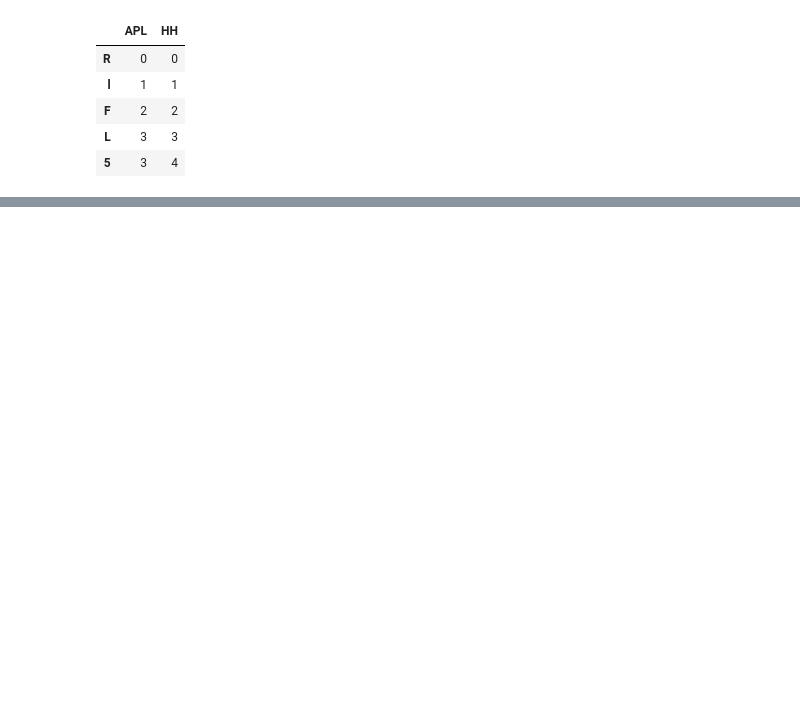
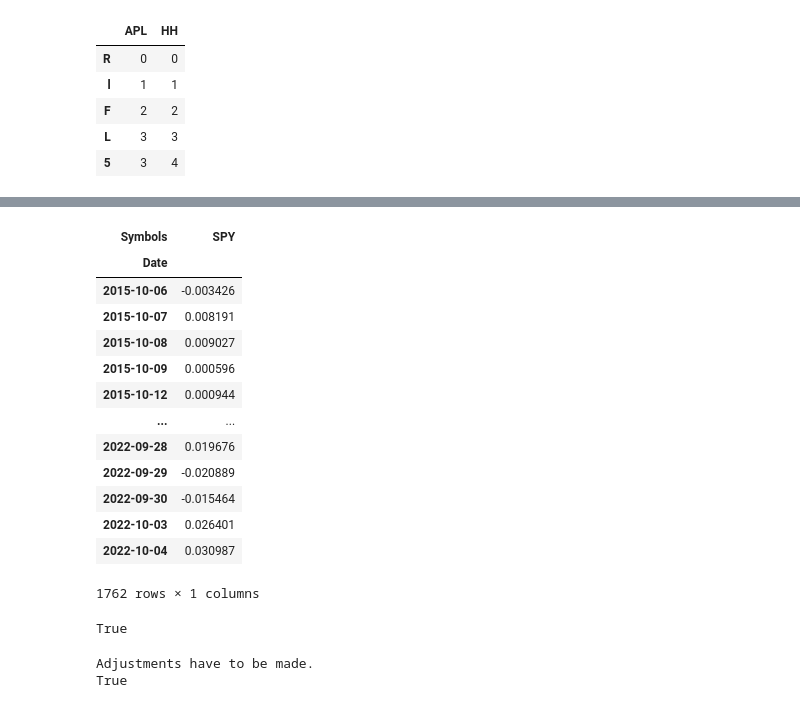
Before and after one commit to dariosandrucci/thesis, a Jupyter notebook: tests.ipynb, the cells around one changed output, grey strips where cells are left out. Drawn from its saved outputs; the diff is of its cells as text; code cells hidden in the pictures; blank space fills up the shorter version.

```diff
--- a/tests.ipynb
+++ b/tests.ipynb
@@ -53,0 +74,19 @@ sp500.performance_plot()
+# %%
+mkt_returns = pdr.get_data_yahoo(["SPY"], start, end)["Close"]
+# %%
+mkt_returns.pct_change().dropna(axis = 0)
+# %% [output]
+| Symbols | SPY |
+| Date |  |
+| 2015-10-06 | -0.003426 |
+| 2015-10-07 | 0.008191 |
+| 2015-10-08 | 0.009027 |
+| 2015-10-09 | 0.000596 |
+| 2015-10-12 | 0.000944 |
+| ... | ... |
+| 2022-09-28 | 0.019676 |
+| 2022-09-29 | -0.020889 |
+| 2022-09-30 | -0.015464 |
+| 2022-10-03 | 0.026401 |
+| 2022-10-04 | 0.030987 |
+1762 rows × 1 columns
@@ -53,0 +96,21 @@ sp500.performance_plot()
+# %%
+y.index[0] < X.index[0]
+# %% [output]
+True
+# %%
+if y.index[0] == X.index[0]:
+    print("No adjustments have to be made.")
+else:
+    print("Adjustments have to be made.")
+    if y.index[0] > X.index[0]:
+        X = X.iloc[1:]
+    elif y.index[0] < X.index[0]:
+        y = y.iloc[1:]
+
+if y.index[0] == X.index[0]:
+    print("True")
+else:
+    print("False")
+# %% [output]
+Adjustments have to be made.
+True
```
Also changed, not shown: parts of 11 cells of this notebook, 2 other files.
